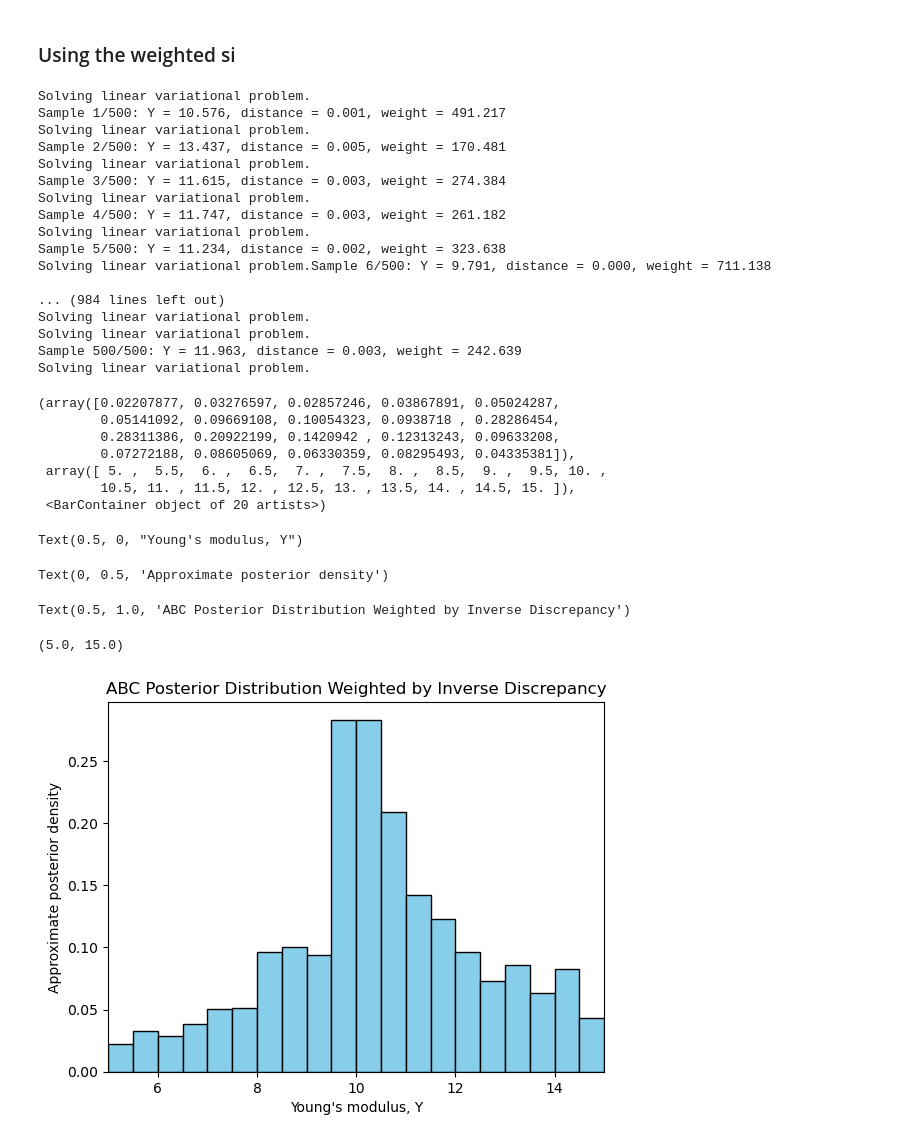
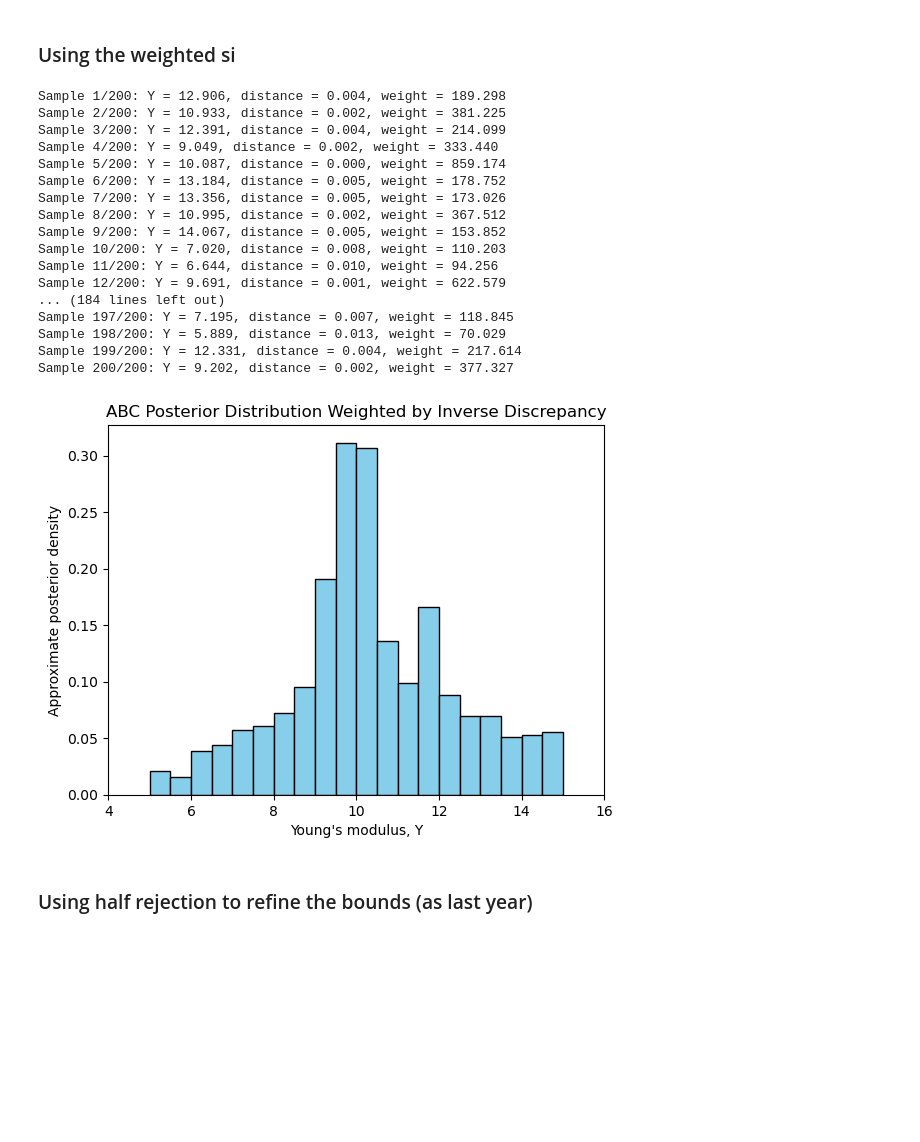
Before and after one commit to lusxvr/bayesian_parameter_identification, a Jupyter notebook: Bayesian_Parameter_Identification.ipynb, the cells around one changed output. Saved outputs shown, nothing was run; the diff lists cells and outputs as text; code cells hidden in the pictures; blank space fills up the shorter version.

```diff
--- a/Bayesian_Parameter_Identification.ipynb
+++ b/Bayesian_Parameter_Identification.ipynb
@@ -20,9 +20,11 @@ import meshio
 # Finite element libraries
 import dolfin as df
 df.parameters["allow_extrapolation"] = True
+df.set_log_active(False)
 
 # Plotting libraries
 import matplotlib.pyplot as plt
+from tqdm import tqdm
 
 # VTK and visualization
 import itkwidgets
@@ -449,6 +441,9 @@ Y_min, Y_max = 5.0, 15.0
 # %%
+# Prior for the Young modulus: Uniform over [Y_min, Y_max]
+Y_min, Y_max = 5.0, 15.0
+
 # Number of trials and acceptance threshold (tune epsilon as needed)
-N_trials = 500
+N_trials = 200
 epsilon = 0.005  # adjust this threshold to control the acceptance rate
 
 accepted_Y = []
@@ -526,7 +505,7 @@ Text(0.5, 1.0, "ABC Posterior Distribution for Young's Modulus")
 ### Using the weighted si
 # %%
 # Number of samples to draw
-N_trials = 500
+N_trials = 200
 
 # Small constant to avoid division by zero in weights
 eps_w = 1e-3
@@ -564,42 +543,33 @@ all_weights = np.array(all_weights)
 # Normalize weights to sum to 1 (if desired)
 all_weights_norm = all_weights / np.sum(all_weights)
 # %% [output]
-Solving linear variational problem.
-Sample 1/500: Y = 10.576, distance = 0.001, weight = 491.217
-Solving linear variational problem.
-Sample 2/500: Y = 13.437, distance = 0.005, weight = 170.481
-Solving linear variational problem.
-Sample 3/500: Y = 11.615, distance = 0.003, weight = 274.384
-Solving linear variational problem.
-Sample 4/500: Y = 11.747, distance = 0.003, weight = 261.182
-Solving linear variational problem.
-Sample 5/500: Y = 11.234, distance = 0.002, weight = 323.638
-Solving linear variational problem.Sample 6/500: Y = 9.791, distance = 0.000, weight = 711.138
-
-... (984 lines left out)
-Solving linear variational problem.
-Solving linear variational problem.
-Sample 500/500: Y = 11.963, distance = 0.003, weight = 242.639
-Solving linear variational problem.
+Sample 1/200: Y = 12.906, distance = 0.004, weight = 189.298
+Sample 2/200: Y = 10.933, distance = 0.002, weight = 381.225
+Sample 3/200: Y = 12.391, distance = 0.004, weight = 214.099
+Sample 4/200: Y = 9.049, distance = 0.002, weight = 333.440
+Sample 5/200: Y = 10.087, distance = 0.000, weight = 859.174
+Sample 6/200: Y = 13.184, distance = 0.005, weight = 178.752
+Sample 7/200: Y = 13.356, distance = 0.005, weight = 173.026
+Sample 8/200: Y = 10.995, distance = 0.002, weight = 367.512
+Sample 9/200: Y = 14.067, distance = 0.005, weight = 153.852
+Sample 10/200: Y = 7.020, distance = 0.008, weight = 110.203
+Sample 11/200: Y = 6.644, distance = 0.010, weight = 94.256
+Sample 12/200: Y = 9.691, distance = 0.001, weight = 622.579
+... (184 lines left out)
+Sample 197/200: Y = 7.195, distance = 0.007, weight = 118.845
+Sample 198/200: Y = 5.889, distance = 0.013, weight = 70.029
+Sample 199/200: Y = 12.331, distance = 0.004, weight = 217.614
+Sample 200/200: Y = 9.202, distance = 0.002, weight = 377.327
 # %%
 # Plot a weighted histogram of the samples
 plt.hist(all_samples, bins=20, density=True, weights=all_weights_norm,
          range=(Y_min, Y_max), color="skyblue", edgecolor="black")
 plt.xlabel("Young's modulus, Y")
 plt.ylabel("Approximate posterior density")
 plt.title("ABC Posterior Distribution Weighted by Inverse Discrepancy")
-plt.xlim(Y_min, Y_max)  # Force x-axis to always span from Y_min to Y_max
-plt.show()
+plt.xlim(Y_min-1, Y_max+1)  # Force x-axis to always span from Y_min to Y_max
+plt.show();
 # %% [output]
-(array([0.02207877, 0.03276597, 0.02857246, 0.03867891, 0.05024287,
-        0.05141092, 0.09669108, 0.10054323, 0.0938718 , 0.28286454,
-        0.28311386, 0.20922199, 0.1420942 , 0.12313243, 0.09633208,
-        0.07272188, 0.08605069, 0.06330359, 0.08295493, 0.04335381]),
- array([ 5. ,  5.5,  6. ,  6.5,  7. ,  7.5,  8. ,  8.5,  9. ,  9.5, 10. ,
-        10.5, 11. , 11.5, 12. , 12.5, 13. , 13.5, 14. , 14.5, 15. ]),
- <BarContainer object of 20 artists>)
-Text(0.5, 0, "Young's modulus, Y")
-Text(0, 0.5, 'Approximate posterior density')
-Text(0.5, 1.0, 'ABC Posterior Distribution Weighted by Inverse Discrepancy')
-(5.0, 15.0)
-[figure, old version]
+[figure, new version]
+# %% [markdown]
+### Using half rejection to refine the bounds (as last year)
```
Also changed, not shown: parts of 19 cells of this notebook.
